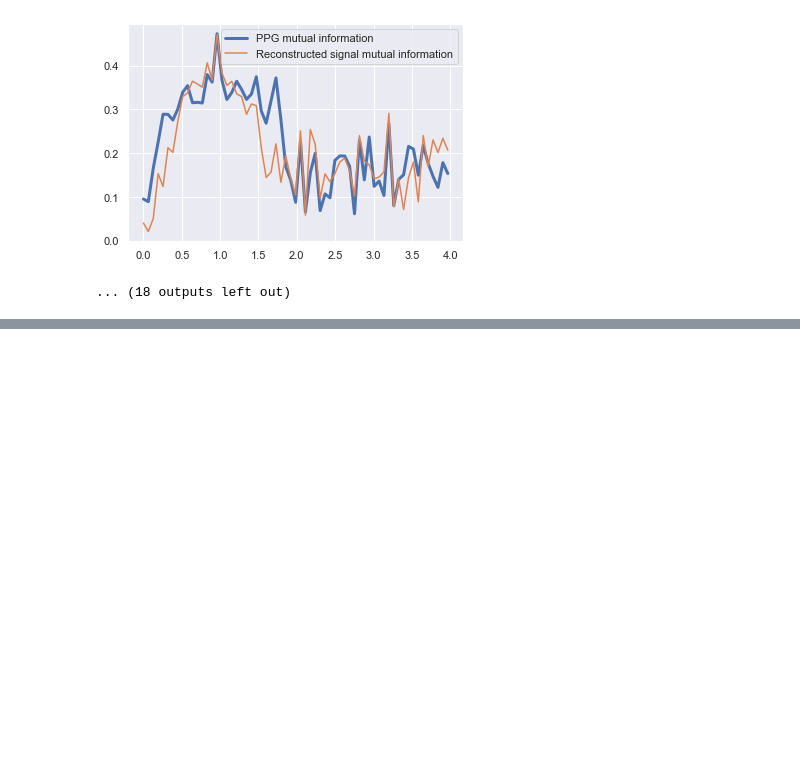
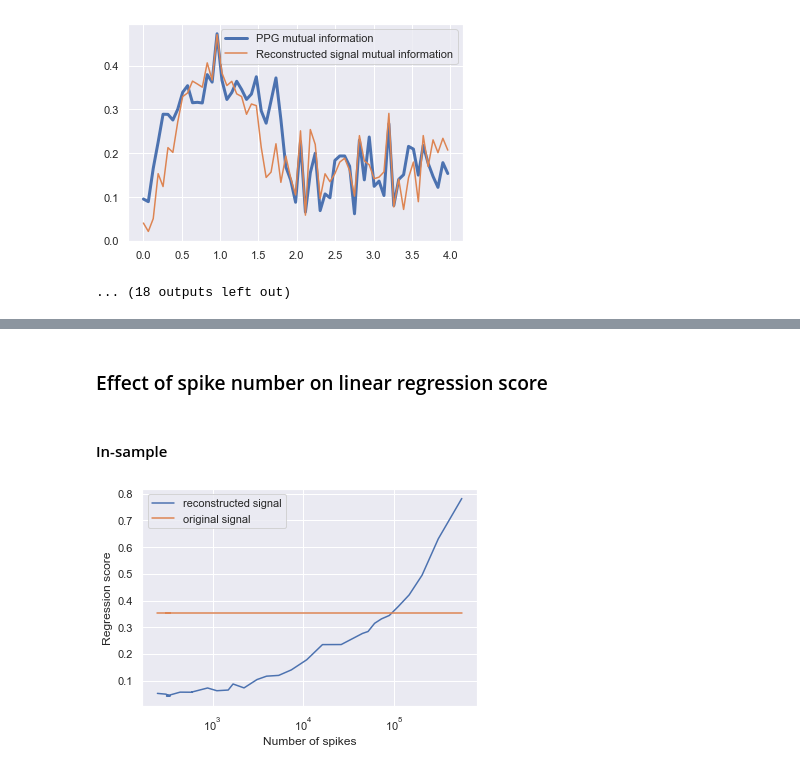
Before and after one commit to pennfranc/adm-ppg-analysis, a Jupyter notebook: mutual information analysis.ipynb, the cells around one changed output, grey strips where cells are left out. Saved outputs shown, nothing was run; the diff lists cells and outputs as text; code cells hidden in the pictures; blank space fills up the shorter version.

```diff
--- a/mutual information analysis.ipynb
+++ b/mutual information analysis.ipynb
@@ -178,0 +162,32 @@ Text(0.5, 0, 'Number of spikes')
+# %% [markdown]
+### Effect of spike number on linear regression score
+# %%
+def compute_regression_scores(cross_validated):
+    f_ppg, regression_score_ppg = regression_score_pipeline(ppg, hr, fmin=fmin, fmax=fmax, cross_validated=cross_validated)
+
+    step_factor_list = np.concatenate([np.linspace(0, 1, 10), np.linspace(1, 10, 20)])
+    regression_scores_rec = []
+
+    for step_factor in step_factor_list:
+        rec_signal, num_spikes = to_spikes_and_back(ppg, fs_ppg, step_factor)
+        f_rec, regression_score_rec = regression_score_pipeline(rec_signal, hr, fmin=fmin, fmax=fmax, cross_validated=cross_validated)
+
+        regression_scores_rec.append(regression_score_rec)
+
+    return regression_score_ppg, regression_scores_rec
+# %%
+def plot_regression_scores(regression_score_ppg, regression_scores_rec, cross_validated):
+    plt.semilogx(num_spikes_list, regression_scores_rec, label='reconstructed signal')
+    plt.plot(num_spikes_list, [regression_score_ppg] * len(num_spikes_list) , label='original signal')
+    plt.legend()
+    plt.ylabel('Regression score')
+    plt.xlabel('Number of spikes')
+    if cross_validated:
+        plt.ylim(-2, 1)
+# %% [markdown]
+#### In-sample
+# %%
+regression_score_ppg, regression_scores_rec = compute_regression_scores(False)
+plot_regression_scores(regression_score_ppg, regression_scores_rec, False)
+# %% [output]
+[figure, added]
```
Also changed, not shown: parts of 8 cells of this notebook, 2 other files.
